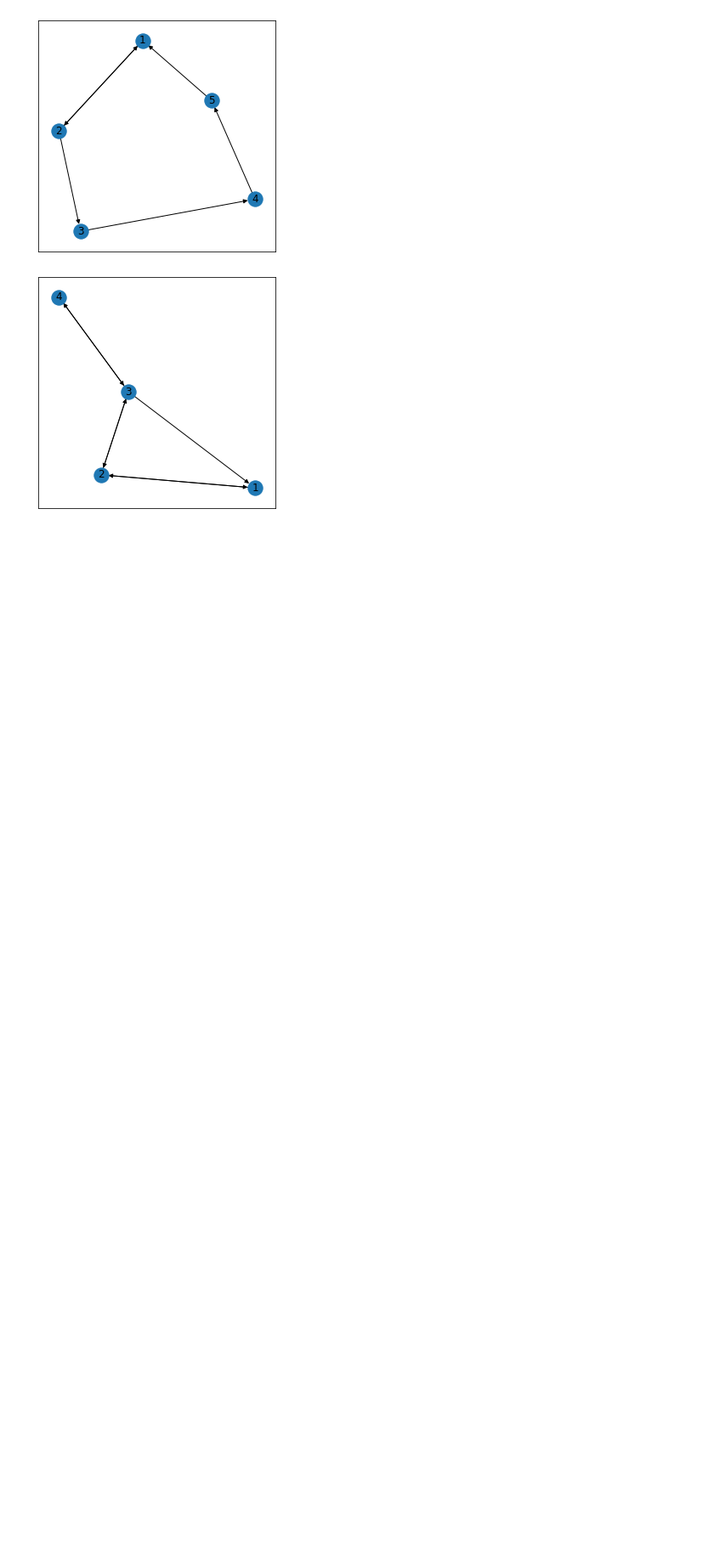
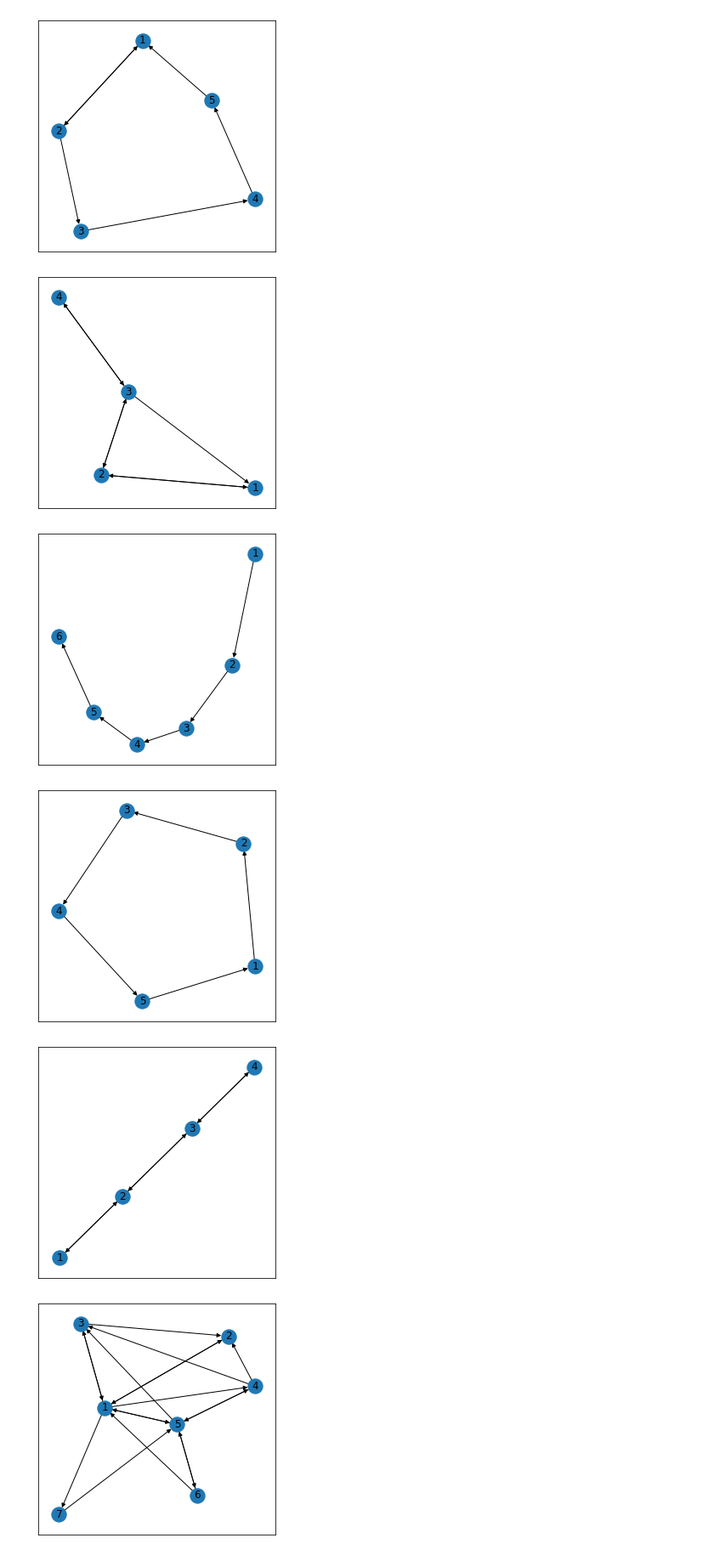
Before and after one commit to luben3485/Data-mining-link-analysis, a Jupyter notebook: main.ipynb, the cells around one changed output. Shown at 85% size. Cells and saved outputs as stored; diff of their text form; code cells hidden in the pictures; blank space fills up the shorter version.

```diff
--- a/main.ipynb
+++ b/main.ipynb
@@ -93,13 +93,6 @@ import numpy as np
 
 
 def simrank(G, c=0.9, max_iter=100, remove_neighbors=False, remove_self=False, dump_process=False):
-    '''
-    if type(G) == nx.MultiGraph or type(G) == nx.MultiDiGraph:
-        raise Exception("simrank() not defined for graphs with multiedges.")
-
-    if G.is_directed():
-        raise Exception("simrank() not defined for directed graphs.")
-    '''
     sim_old = defaultdict(list)
     sim = defaultdict(list)
     for n in G.nodes():
@@ -281,3 +274,22 @@ Revised pagerank score of node 1 in Graph 3:  0.245500529296875
 [figure]
 [figure]
 [figure]
+# %%
+import networkx as nx
+import matplotlib.pyplot as plt
+
+for i in range(1,7):
+    links = []
+    with open('project3dataset/graph_' + str(i) +'.txt', 'r') as f:
+        for line in f.readlines():
+            link = eval('('+line.strip()+')')
+            links.append(link)
+    G=nx.DiGraph()
+    G.add_edges_from(links)
+    plt.figure(figsize =(5, 5))
+    nx.draw_networkx(G, with_labels = True)
+# %% [output]
+[figure, added]
+[figure, added]
+[figure, added]
+[figure, added]
```
Also changed, not shown: parts of 3 cells of this notebook, 8 other files.
